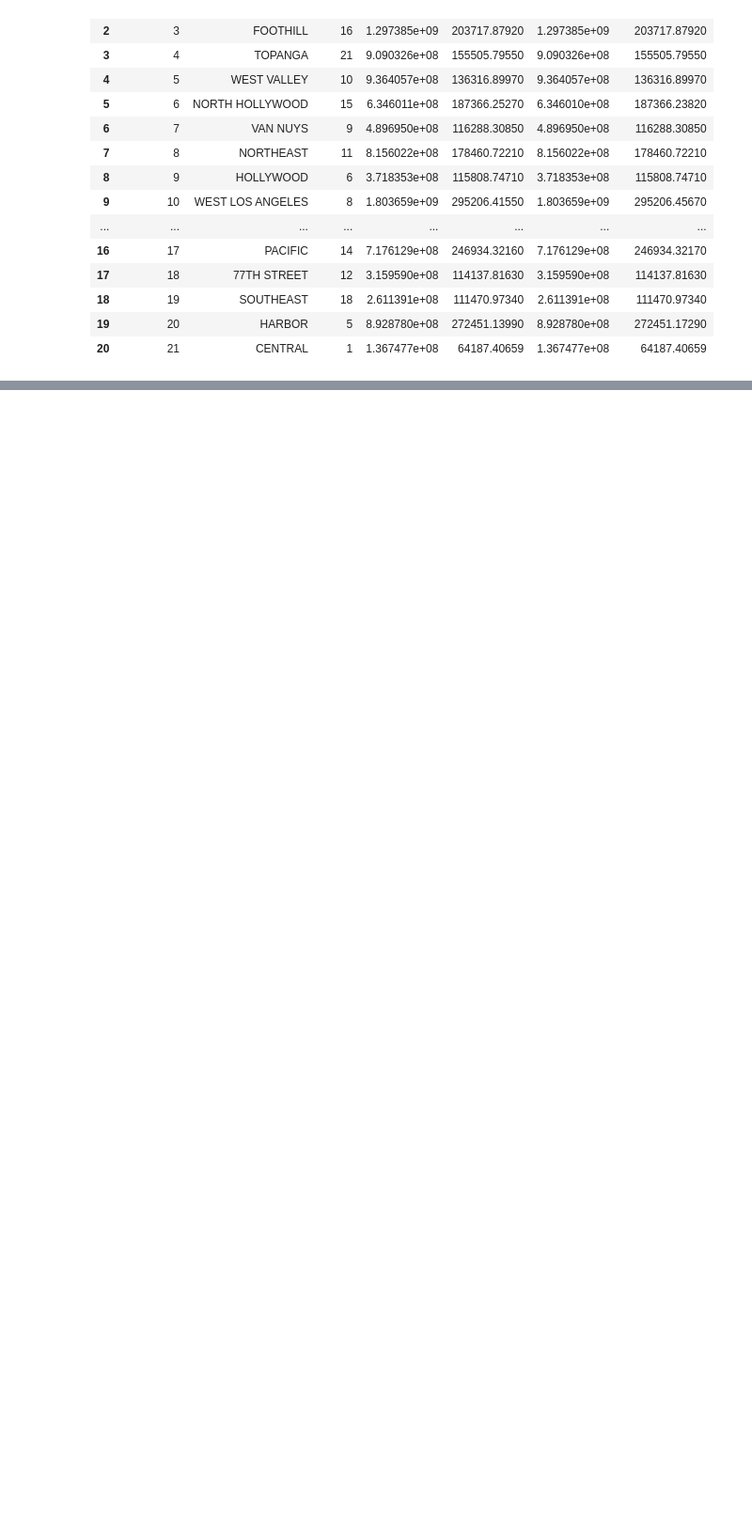
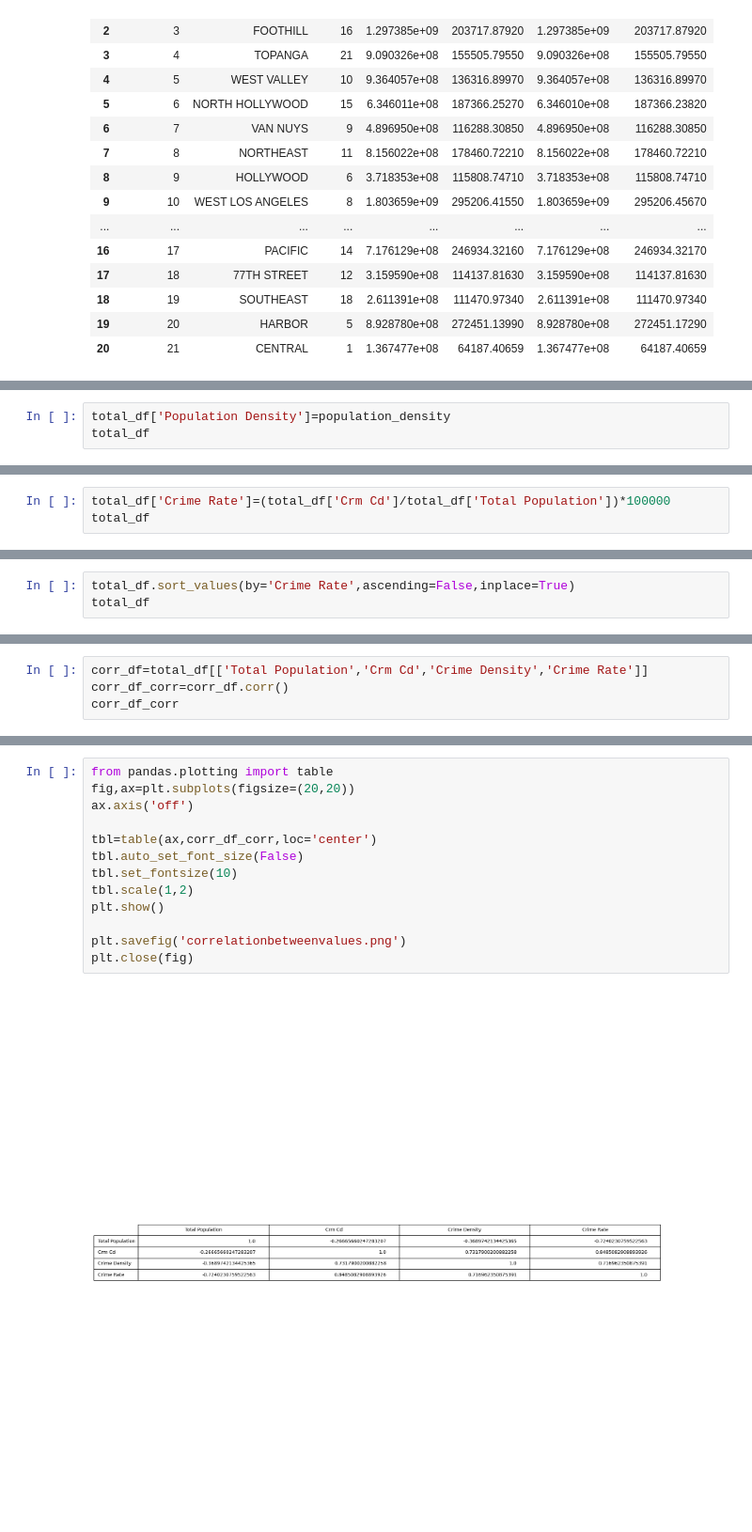
Before and after one commit to DazzedUpDas/AI-Ethics--Detecting-Bias, a Jupyter notebook: DetectingBias.ipynb, the cells around one changed output, grey strips where cells are left out. Shown at 94% size. Cells and saved outputs as stored; diff of their text form; blank space fills up the shorter version.

```diff
--- a/DetectingBias.ipynb
+++ b/DetectingBias.ipynb
@@ -279,0 +497,3 @@ lapd_division_areas
+# %%
+total_df['Population Density']=population_density
+total_df
@@ -279,0 +518,3 @@ lapd_division_areas
+# %%
+total_df['Crime Rate']=(total_df['Crm Cd']/total_df['Total Population'])*100000
+total_df
@@ -279,0 +539,3 @@ lapd_division_areas
+# %%
+total_df.sort_values(by='Crime Rate',ascending=False,inplace=True)
+total_df
@@ -279,0 +560,4 @@ lapd_division_areas
+# %%
+corr_df=total_df[['Total Population','Crm Cd','Crime Density','Crime Rate']]
+corr_df_corr=corr_df.corr()
+corr_df_corr
@@ -279,0 +570,15 @@ lapd_division_areas
+# %%
+from pandas.plotting import table
+fig,ax=plt.subplots(figsize=(20,20))
+ax.axis('off')
+
+tbl=table(ax,corr_df_corr,loc='center')
+tbl.auto_set_font_size(False)
+tbl.set_fontsize(10)
+tbl.scale(1,2)
+plt.show()
+
+plt.savefig('correlationbetweenvalues.png')
+plt.close(fig)
+# %% [output]
+[figure, added]
```
Also changed, not shown: parts of 24 cells of this notebook.
